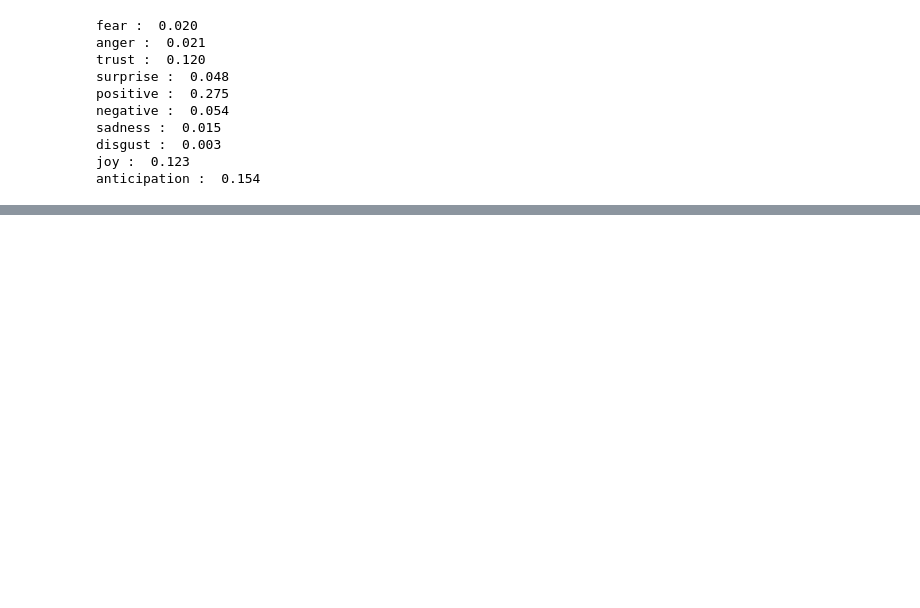
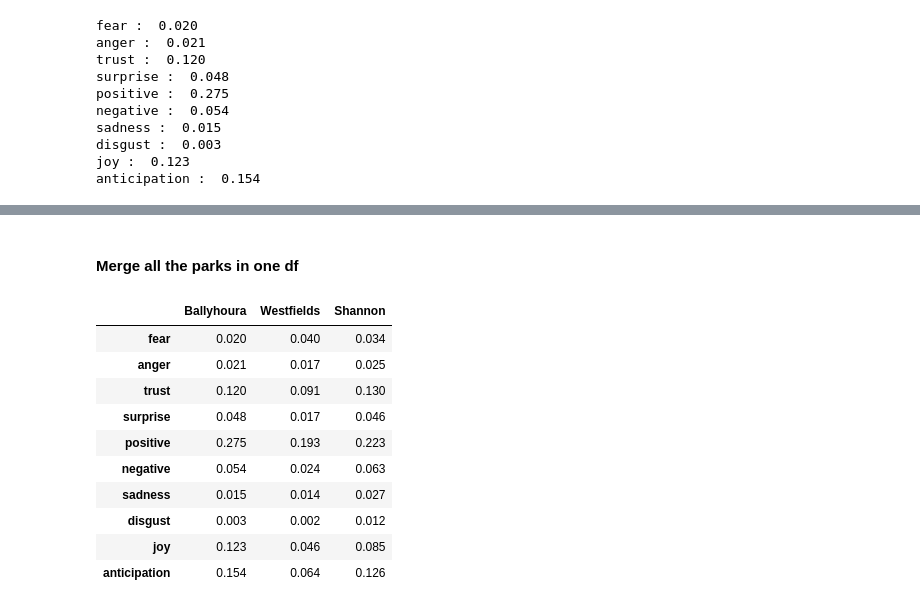
Before and after one commit to federicamontana/GoGreenRoutes, a Jupyter notebook: notebook/Parks.ipynb, the cells around one changed output, grey strips where cells are left out. Cells and saved outputs as stored; diff of their text form; code cells hidden in the pictures; blank space fills up the shorter version.

```diff
--- a/notebook/Parks.ipynb
+++ b/notebook/Parks.ipynb
@@ -80,3 +66,9 @@ sadness :  0.015
 disgust :  0.003
 joy :  0.123
 anticipation :  0.154
+# %%
+ballyhoura_df = pd.DataFrame(
+    {'Ballyhoura': aggr
+    }, index = labels)
+
+ballyhoura_df
@@ -82,0 +208,17 @@ anticipation :  0.154
+# %% [markdown]
+#### Merge all the parks in one df
+# %%
+df_parks = pd.concat([ballyhoura_df, westfields_df, shannon_df], axis=1)
+df_parks
+# %% [output]
+|  | Ballyhoura | Westfields | Shannon |
+| fear | 0.020 | 0.040 | 0.034 |
+| anger | 0.021 | 0.017 | 0.025 |
+| trust | 0.120 | 0.091 | 0.130 |
+| surprise | 0.048 | 0.017 | 0.046 |
+| positive | 0.275 | 0.193 | 0.223 |
+| negative | 0.054 | 0.024 | 0.063 |
+| sadness | 0.015 | 0.014 | 0.027 |
+| disgust | 0.003 | 0.002 | 0.012 |
+| joy | 0.123 | 0.046 | 0.085 |
+| anticipation | 0.154 | 0.064 | 0.126 |
```
Also changed, not shown: parts of 11 cells of this notebook.
